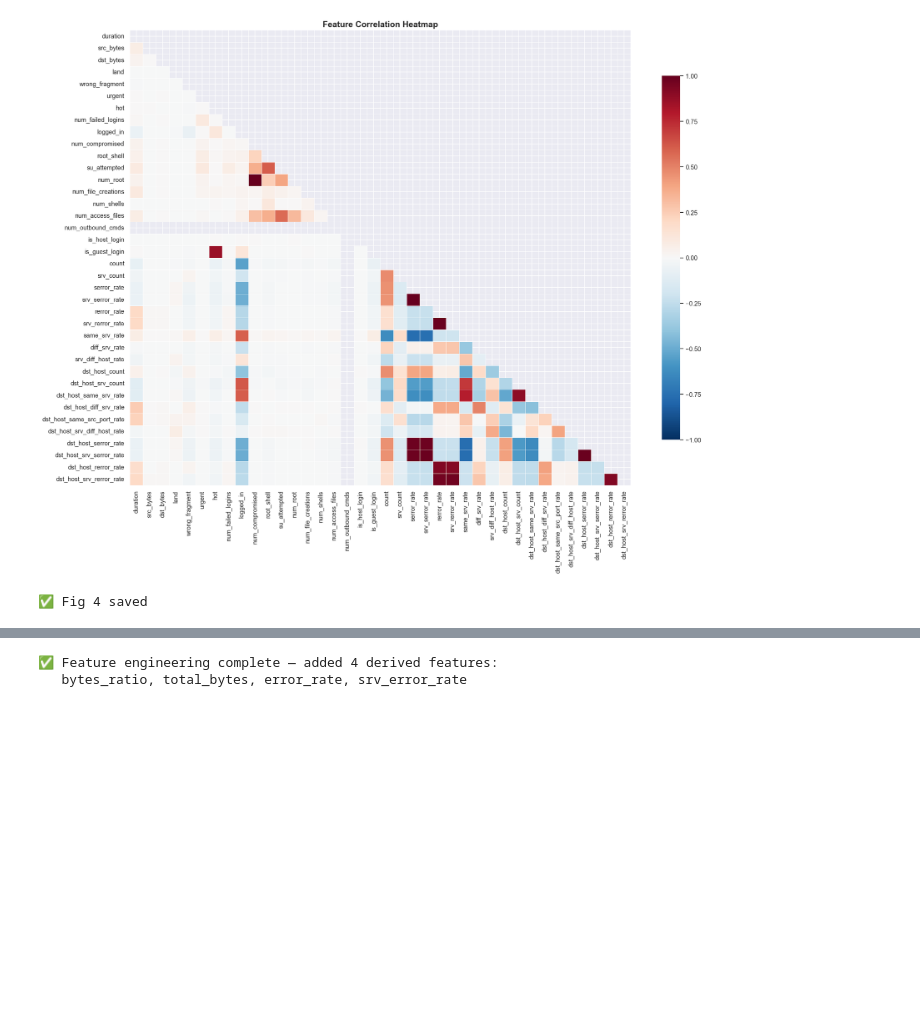
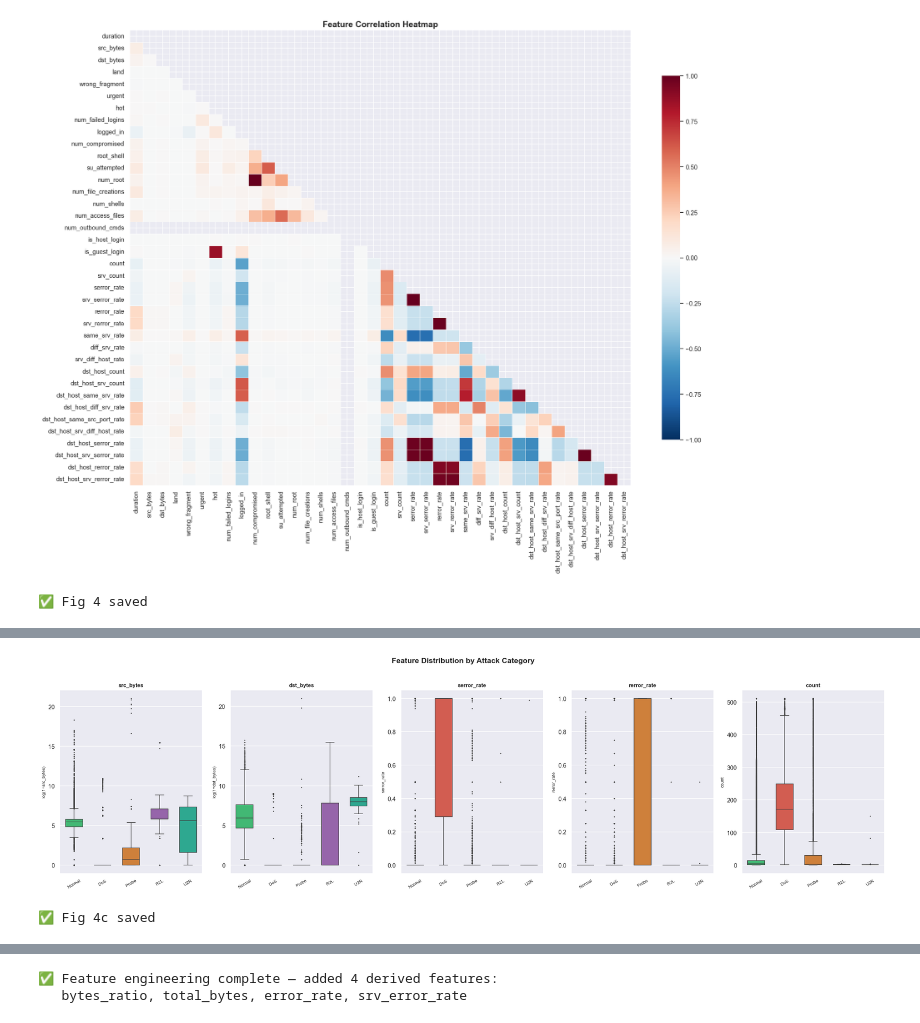
Before and after one commit to VrajVaghela/DSlab_Project_Network_Intrusion_detection_Kirtan_Sodagar_U23CS051, a Jupyter notebook: network_intrusion_detection.ipynb, the cells around one changed output, grey strips where cells are left out. Saved outputs shown, nothing was run; the diff lists cells and outputs as text; code cells hidden in the pictures; blank space fills up the shorter version.

```diff
--- a/network_intrusion_detection.ipynb
+++ b/network_intrusion_detection.ipynb
@@ -318,0 +389,37 @@ print("✅ Categorical encoding complete")
+# %%
+# ── Figure 4c: Boxplots by Attack Category ────────────────────────────────────
+# Show how key traffic features differ across Normal / DoS / Probe / R2L / U2R.
+# Log scale is applied to byte features whose range spans multiple orders of magnitude.
+
+box_features = ['src_bytes', 'dst_bytes', 'serror_rate', 'rerror_rate', 'count']
+log_features  = {'src_bytes', 'dst_bytes'}  # use log scale for byte features
+
+fig, axes = plt.subplots(1, len(box_features), figsize=(22, 6))
+cat_order = ['Normal', 'DoS', 'Probe', 'R2L', 'U2R']
+cat_palette = {'Normal':'#2ecc71','DoS':'#e74c3c','Probe':'#e67e22',
+               'R2L':'#9b59b6','U2R':'#1abc9c'}
+
+for ax, feat in zip(axes, box_features):
+    plot_df = df[df['attack_category'].isin(cat_order)].copy()
+    if feat in log_features:
+        # Apply log1p transform so log(0) is safe
+        plot_df[feat] = np.log1p(plot_df[feat])
+        ylabel = f'log(1+{feat})'
+    else:
+        ylabel = feat
+    sns.boxplot(data=plot_df, x='attack_category', y=feat,
+                order=cat_order, palette=cat_palette,
+                ax=ax, width=0.6, fliersize=1)
+    ax.set_title(feat, fontsize=10, fontweight='bold')
+    ax.set_xlabel('')
+    ax.set_ylabel(ylabel, fontsize=8)
+    ax.tick_params(axis='x', rotation=30, labelsize=8)
+
+plt.suptitle('Feature Distribution by Attack Category', fontsize=14, fontweight='bold', y=1.02)
+plt.tight_layout()
+plt.savefig('fig4c_boxplots_by_category.png', bbox_inches='tight')
+plt.show()
+print("✅ Fig 4c saved")
+# %% [output]
+[figure, added]
+✅ Fig 4c saved
```
Also changed, not shown: parts of 63 cells of this notebook, 13 other files.
